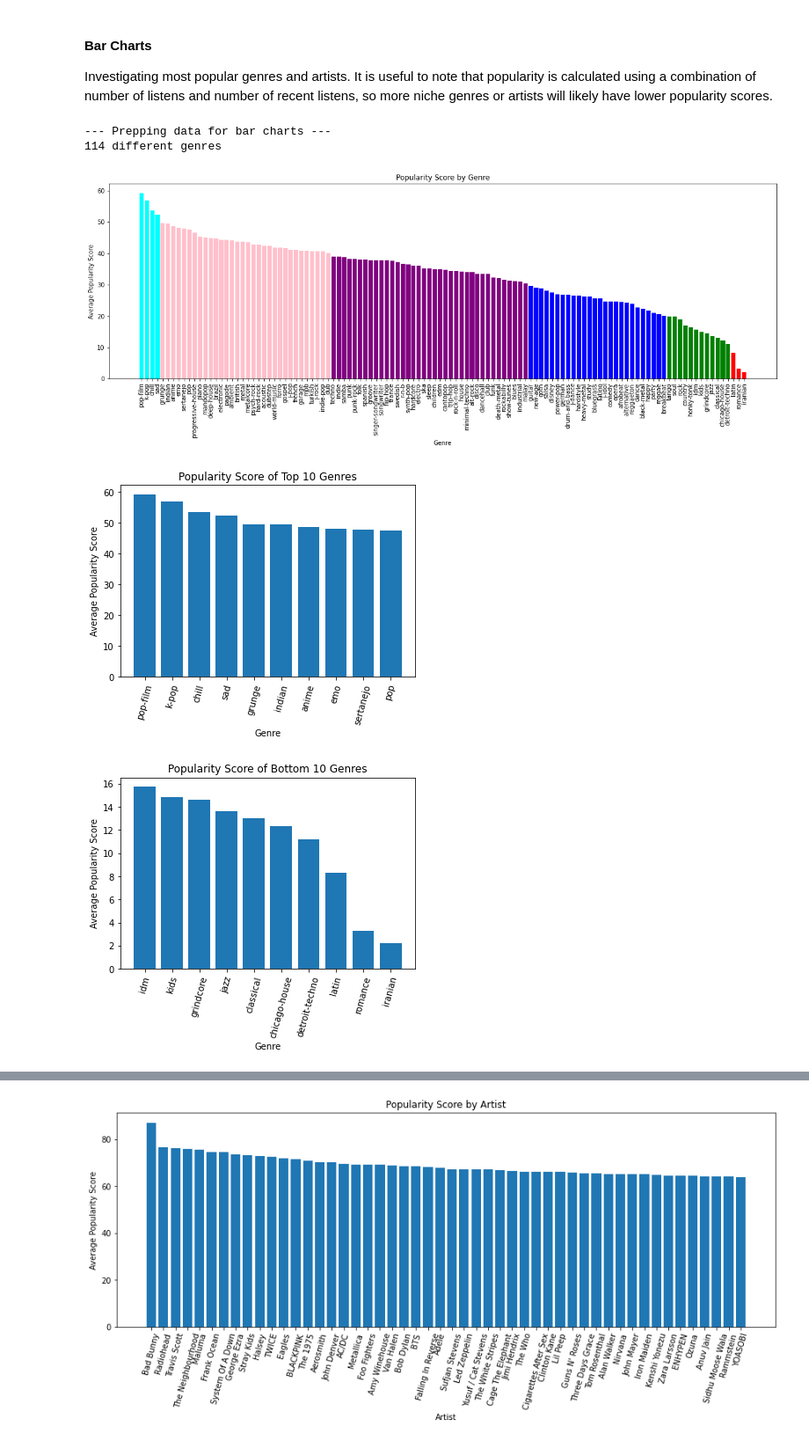
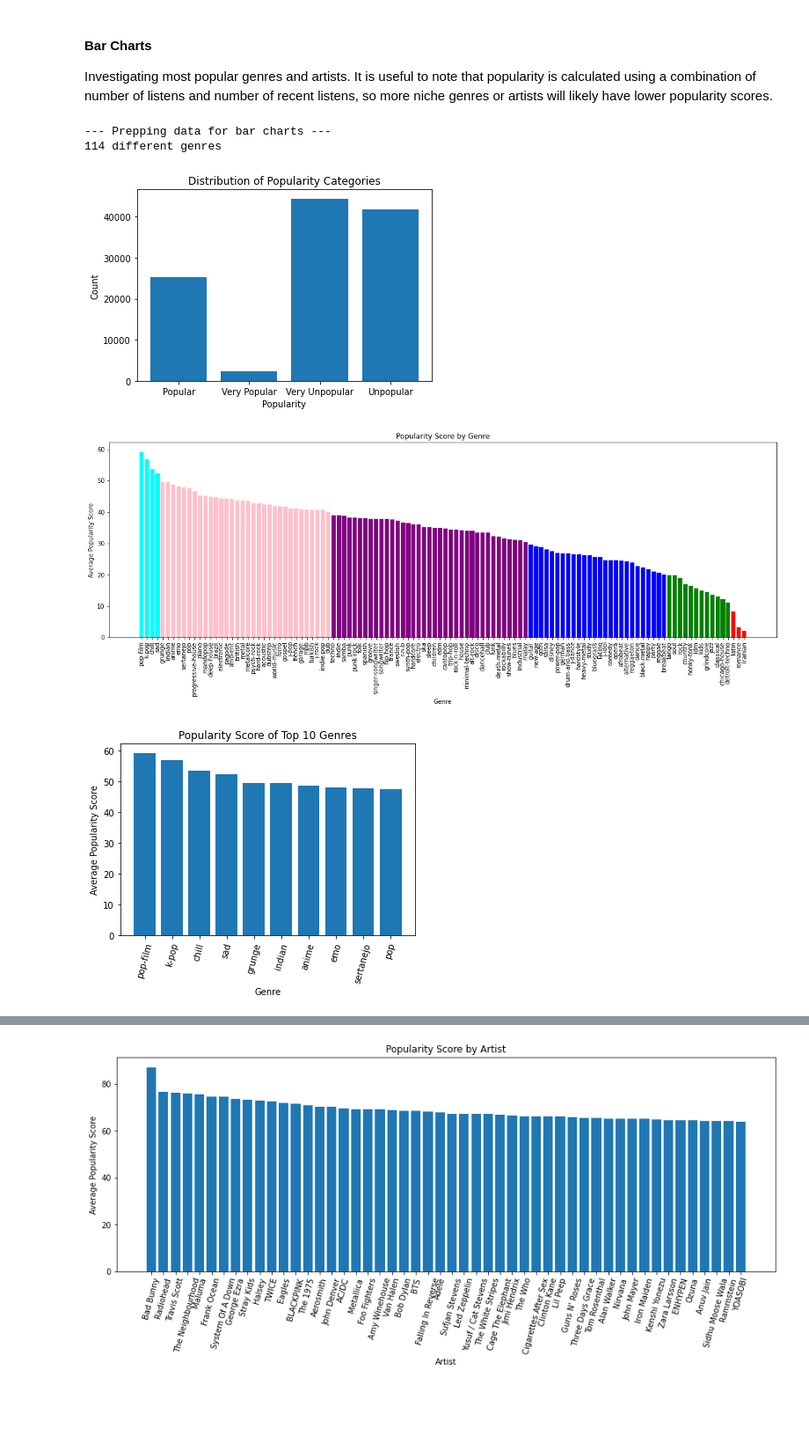
Before and after one commit to ebodenbender/Music-Popularity-Classification, a Jupyter notebook: song-classication.ipynb, the cells around one changed output, grey strips where cells are left out. Shown: that part at 88% size. Saved outputs shown, nothing was run; the diff lists cells and outputs as text; code cells hidden in the pictures; blank space fills up the shorter version.

Commit message:
generated bar chart of distribution of popularity categories

```diff
--- a/song-classication.ipynb
+++ b/song-classication.ipynb
@@ -63,6 +65,9 @@ for col in drop_columns:
     songs.pop(col)
 
 # discretize popularity scores
+# use pd.cut to do this
+popularity = songs["popularity"]
+popularity = pd.cut(popularity, 4, labels=["Very Unpopular", "Unpopular", "Popular", "Very Popular"])
 # %% [markdown]
 ### Exploratory Data Analysis
 Using correlation matrix, histograms, scatterplots, and bar plots to view attribute relationships.
@@ -148,39 +150,44 @@ genre_popularity.sort(reverse=True, key=lambda x: x[1])
 # unzip genre_popularity into parallel lists of genre and popularity
 # for top 10 and bottom 10 most/least popular genres
 top_10 = genre_popularity[:10]
 top_10 = [[genre for genre, _ in top_10], [popularity for _, popularity in top_10]]
 bottom_10 = genre_popularity[len(genre_popularity)-10:]
 bottom_10 = [[genre for genre, _ in bottom_10], [popularity for _, popularity in bottom_10]]
 genre_popularity = [[genre for genre, _ in genre_popularity], [popularity for _, popularity in genre_popularity]]
 
 # set colors for graph of popularities by genre
 colors = []
-for popularity in genre_popularity[1]:
-    if popularity >= 50:
+for genre_pop in genre_popularity[1]:
+    if genre_pop >= 50:
         colors.append("cyan")
-    elif popularity >= 40:
+    elif genre_pop >= 40:
         colors.append("pink")
-    elif popularity >= 30:
+    elif genre_pop >= 30:
         colors.append("purple")
-    elif popularity >= 20:
+    elif genre_pop >= 20:
         colors.append("blue")
-    elif popularity >= 10:
+    elif genre_pop >= 10:
         colors.append("green")
     else:
         colors.append("red")
 
 # generate bar charts
+popularity_frequency_dict = utils.get_frequencies_categorical(popularity)
+pop_vals = list(popularity_frequency_dict.keys())
+pop_counts = popularity_frequency_dict.values()
+plot_utils.make_bar_chart(pop_vals, pop_counts, "Distribution of Popularity Categories", \
+                          "Popularity", "Count", bar_labels=pop_vals)
 plot_utils.make_bar_chart(genre_popularity[0], genre_popularity[1], "Popularity Score by Genre", \
                           "Genre", "Average Popularity Score", bar_labels=genre_popularity[0], \
                           rotation=90, figsize=(20,6), color=colors)
 # TODO make key for bar chart with color coded popularities
 plot_utils.make_bar_chart(top_10[0], top_10[1], "Popularity Score of Top 10 Genres", "Genre", \
                           "Average Popularity Score", bar_labels=top_10[0], rotation=75)
 plot_utils.make_bar_chart(bottom_10[0], bottom_10[1], "Popularity Score of Bottom 10 Genres", "Genre", \
                           "Average Popularity Score", bar_labels=bottom_10[0], rotation=75)
 # %% [output]
 --- Prepping data for bar charts ---
 114 different genres
-[figure, old version]
+[figure, new version]
-[figure, old version]
+[figure, new version]
-[figure, old version]
+[figure, new version]
```
Also changed, not shown: parts of 5 cells of this notebook.
